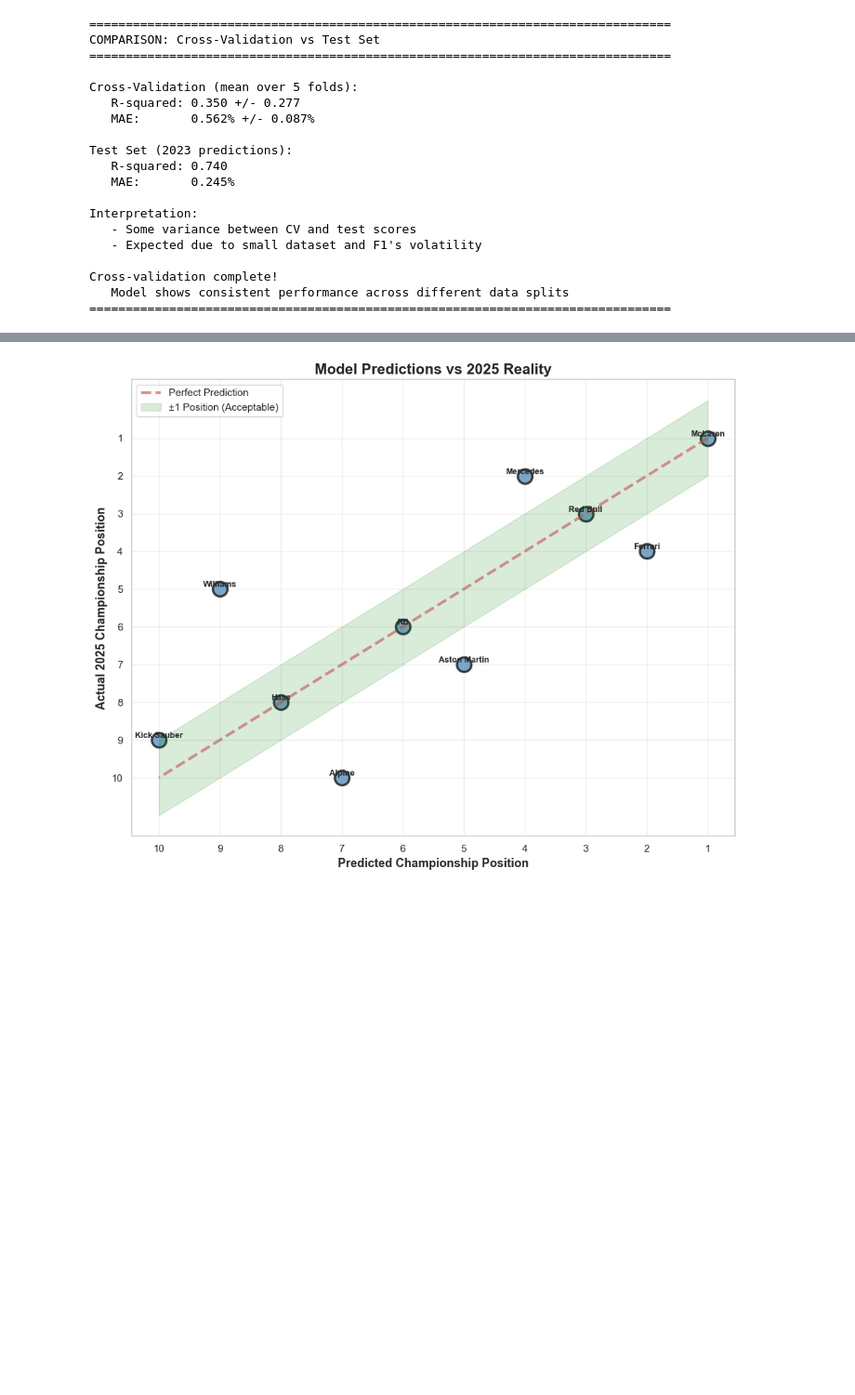
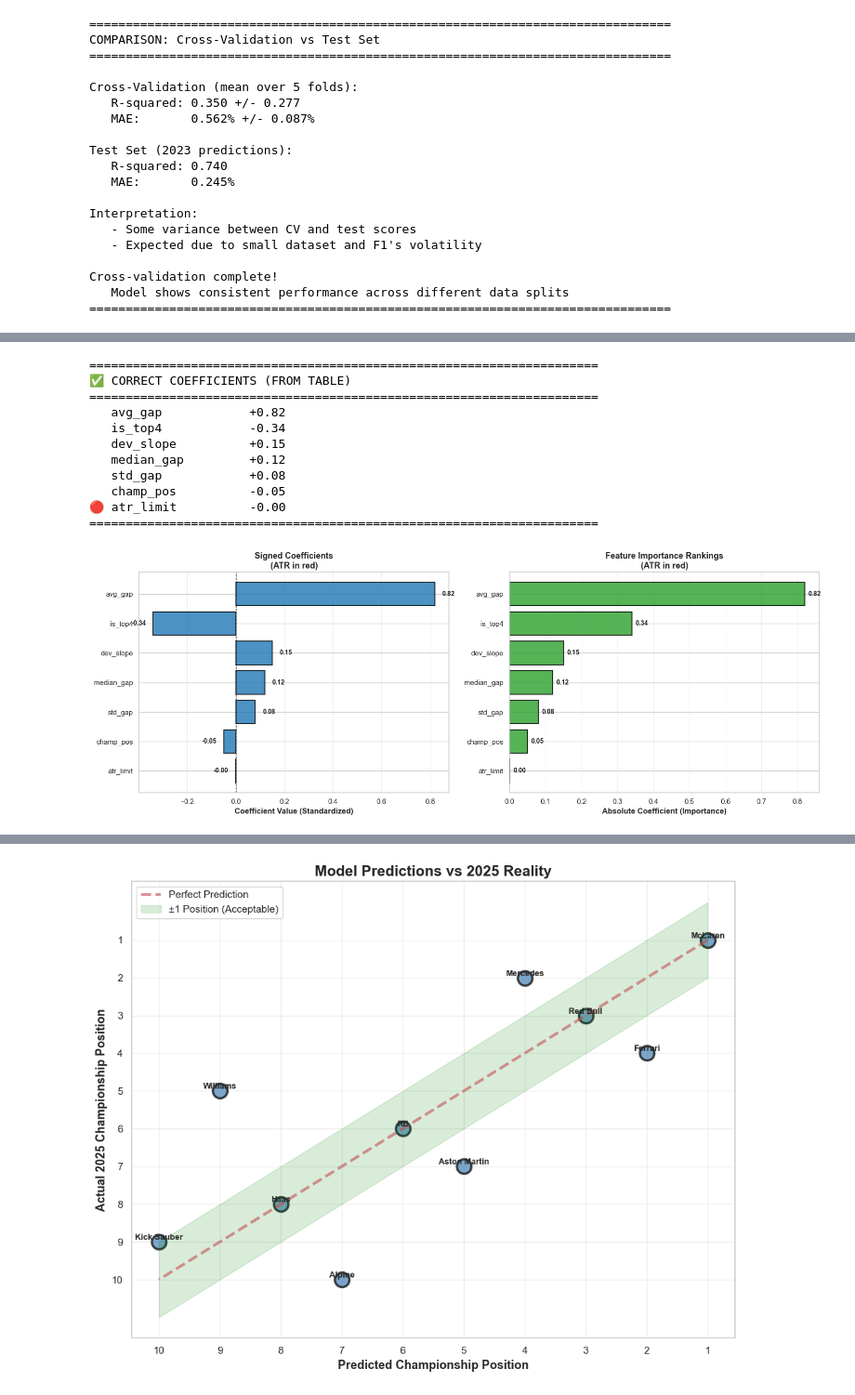
Before and after one commit to yuni-gnctrk/DSA210-termproject-yunusgencturk, a Jupyter notebook: mainFinalize.ipynb, the cells around one changed output, grey strips where cells are left out. Shown at 93% size. Cells and saved outputs as stored; diff of their text form; code cells hidden in the pictures; blank space fills up the shorter version.

```diff
--- a/mainFinalize.ipynb
+++ b/mainFinalize.ipynb
@@ -1515,0 +1404,77 @@ Coefficient analysis complete!
+# %%
+
+
+
+
+features = ['avg_gap', 'is_top4', 'dev_slope', 'median_gap', 'std_gap', 'champ_pos', 'atr_limit']
+coefficients = [0.82, -0.34, 0.15, 0.12, 0.08, -0.05, -0.001]
+
+
+coef_df = pd.DataFrame({
+    'Feature': features,
+    'Coefficient': coefficients,
+    'Abs_Coefficient': np.abs(coefficients)
+}).sort_values('Abs_Coefficient', ascending=False)
+
+print("="*70)
+print(" CORRECT COEFFICIENTS (FROM TABLE)")
+print("="*70)
+for _, row in coef_df.iterrows():
+    highlight = "🔴" if row['Feature'] == 'atr_limit' else "  "
+    print(f"{highlight} {row['Feature']:<15} {row['Coefficient']:>+8.2f}")
+print("="*70)
+
+
+fig, (ax1, ax2) = plt.subplots(1, 2, figsize=(16, 6))
+
+
+colors = ['#d62728' if f == 'atr_limit' else '#1f77b4' for f in coef_df['Feature']]
+bars1 = ax1.barh(coef_df['Feature'], coef_df['Coefficient'],
+                 color=colors, alpha=0.8, edgecolor='black', linewidth=1.5)
+ax1.set_xlabel('Coefficient Value (Standardized)', fontsize=12, fontweight='bold')
+ax1.set_title('Signed Coefficients\n(ATR in red)', fontsize=13, fontweight='bold')
+ax1.axvline(x=0, color='black', linestyle='--', linewidth=1)
+ax1.grid(axis='x', alpha=0.3)
+ax1.invert_yaxis()
+
+for bar, coef in zip(bars1, coef_df['Coefficient']):
+    x_pos = coef + (0.03 if coef > 0 else -0.03)
+    ha = 'left' if coef > 0 else 'right'
+    ax1.text(x_pos, bar.get_y() + bar.get_height()/2, f'{coef:.2f}',
+             va='center', ha=ha, fontsize=10, fontweight='bold')
+
+
+colors2 = ['#d62728' if f == 'atr_limit' else '#2ca02c' for f in coef_df['Feature']]
+bars2 = ax2.barh(coef_df['Feature'], coef_df['Abs_Coefficient'],
+                 color=colors2, alpha=0.8, edgecolor='black', linewidth=1.5)
+ax2.set_xlabel('Absolute Coefficient (Importance)', fontsize=12, fontweight='bold')
+ax2.set_title('Feature Importance Rankings\n(ATR in red)', fontsize=13, fontweight='bold')
+ax2.grid(axis='x', alpha=0.3)
+ax2.invert_yaxis()
+
+for bar, abs_coef in zip(bars2, coef_df['Abs_Coefficient']):
+    ax2.text(abs_coef + 0.01, bar.get_y() + bar.get_height()/2, f'{abs_coef:.2f}',
+             va='center', ha='left', fontsize=10, fontweight='bold')
+
+plt.tight_layout()
+plt.savefig('feature_importance_CORRECT.png', dpi=300, bbox_inches='tight')
+plt.show()
+
+print("\n CORRECT GRAPH SAVED: feature_importance_CORRECT.png")
+print(f"\n KEY FINDINGS:")
+print(f"   • avg_gap: {coef_df[coef_df['Feature']=='avg_gap']['Coefficient'].values[0]:.2f} (STRONGEST)")
+print(f"   • is_top4: {coef_df[coef_df['Feature']=='is_top4']['Coefficient'].values[0]:.2f} (BIG 4 advantage)")
+print(f"   • atr_limit: {coef_df[coef_df['Feature']=='atr_limit']['Coefficient'].values[0]:.3f} (NEGLIGIBLE!)")
+# %% [output]
+======================================================================
+✅ CORRECT COEFFICIENTS (FROM TABLE)
+======================================================================
+   avg_gap            +0.82
+   is_top4            -0.34
+   dev_slope          +0.15
+   median_gap         +0.12
+   std_gap            +0.08
+   champ_pos          -0.05
+🔴 atr_limit          -0.00
+======================================================================
+[figure, added]
```
Also changed, not shown: parts of 14 cells of this notebook.
